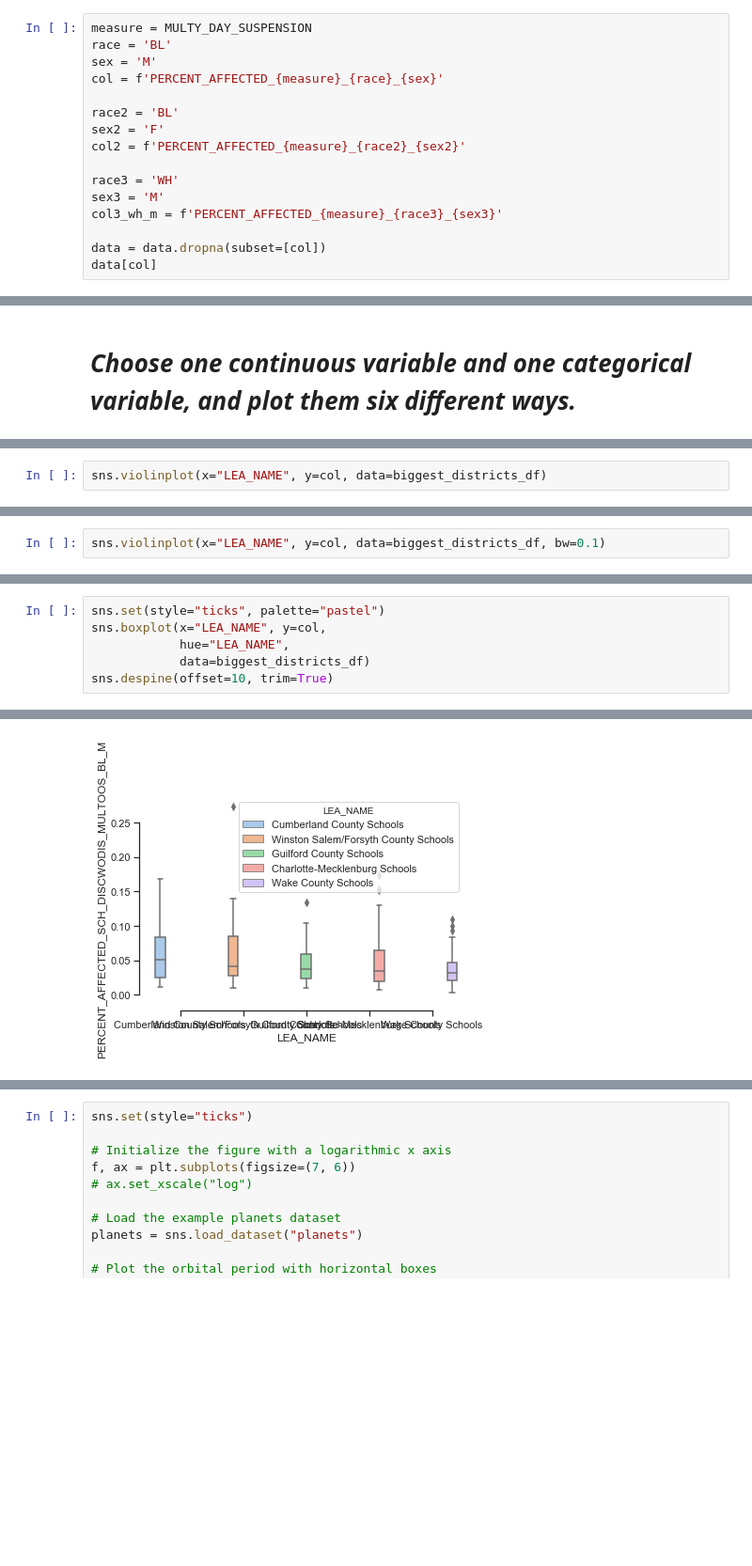
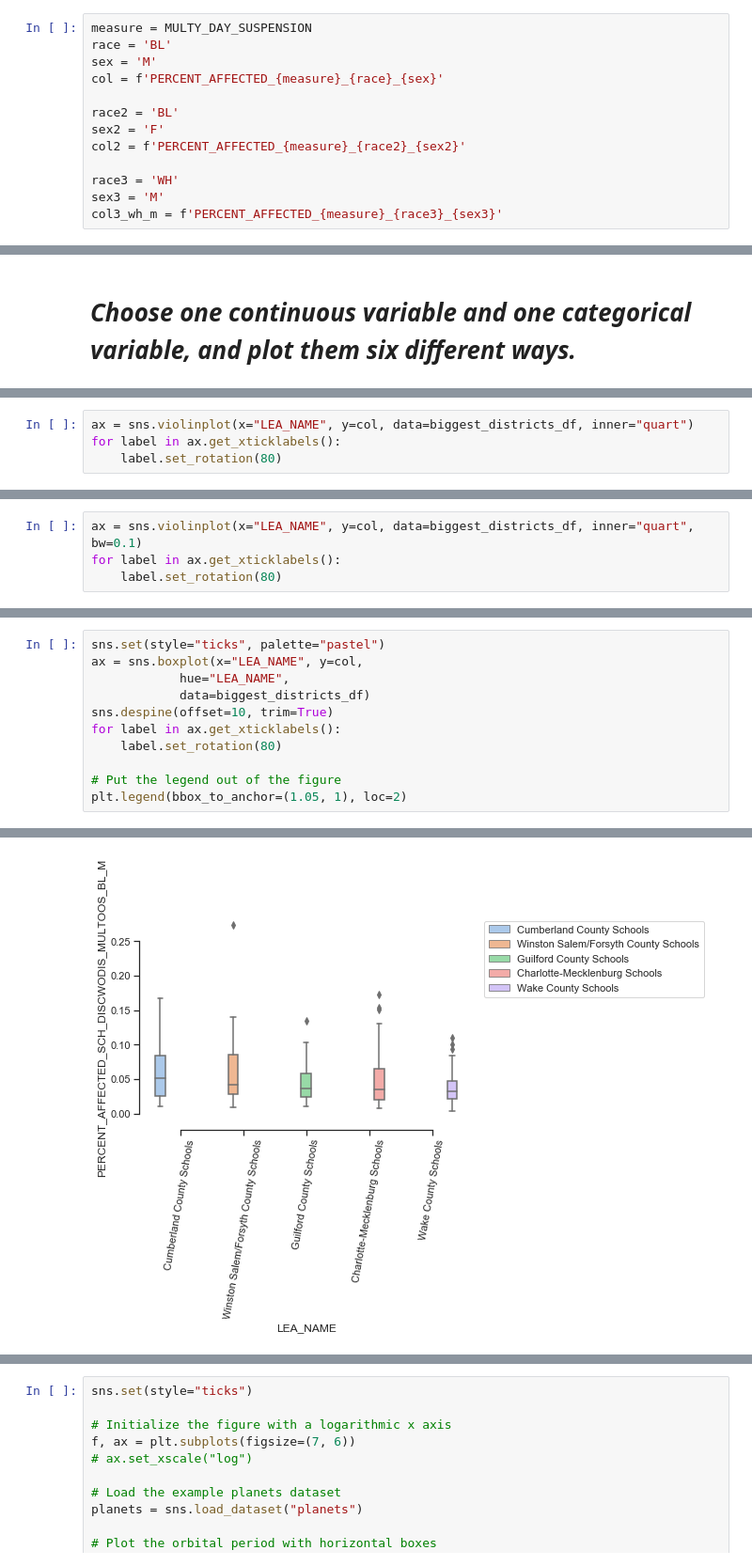
Before and after one commit to davidnmora/school-to-prison-pipeline, a Jupyter notebook: North Carolinea CRDC Exploratory Vis.ipynb, the cells around one changed output, grey strips where cells are left out. Shown at 94% size. Cells and saved outputs as stored; diff of their text form; blank space fills up the shorter version.

```diff
--- a/North Carolinea CRDC Exploratory Vis.ipynb
+++ b/North Carolinea CRDC Exploratory Vis.ipynb
@@ -123,6 +123,3 @@ col2 = f'PERCENT_AFFECTED_{measure}_{race2}_{sex2}'
 race3 = 'WH'
 sex3 = 'M'
 col3_wh_m = f'PERCENT_AFFECTED_{measure}_{race3}_{sex3}'
-
-data = data.dropna(subset=[col])
-data[col]
@@ -210,3 +204,5 @@ sns.violinplot(data[col])
 # %%
-sns.violinplot(x="LEA_NAME", y=col, data=biggest_districts_df)
+ax = sns.violinplot(x="LEA_NAME", y=col, data=biggest_districts_df, inner="quart")
+for label in ax.get_xticklabels():
+    label.set_rotation(80)
 # %% [output]
@@ -217,3 +213,5 @@ sns.violinplot(x="LEA_NAME", y=col, data=biggest_districts_df)
 # %%
-sns.violinplot(x="LEA_NAME", y=col, data=biggest_districts_df, bw=0.1)
+ax = sns.violinplot(x="LEA_NAME", y=col, data=biggest_districts_df, inner="quart", bw=0.1)
+for label in ax.get_xticklabels():
+    label.set_rotation(80)
 # %% [output]
@@ -224,7 +223,12 @@ sns.violinplot(x="LEA_NAME", y=col, data=biggest_districts_df, bw=0.1)
 # %%
 sns.set(style="ticks", palette="pastel")
-sns.boxplot(x="LEA_NAME", y=col,
+ax = sns.boxplot(x="LEA_NAME", y=col,
             hue="LEA_NAME",
             data=biggest_districts_df)
 sns.despine(offset=10, trim=True)
+for label in ax.get_xticklabels():
+    label.set_rotation(80)
+
+# Put the legend out of the figure
+plt.legend(bbox_to_anchor=(1.05, 1), loc=2)
 # %% [output]
@@ -231 +236 @@ sns.despine(offset=10, trim=True)
-[figure, old version]
+[figure, new version]
```
Also changed, not shown: parts of 41 cells of this notebook.
